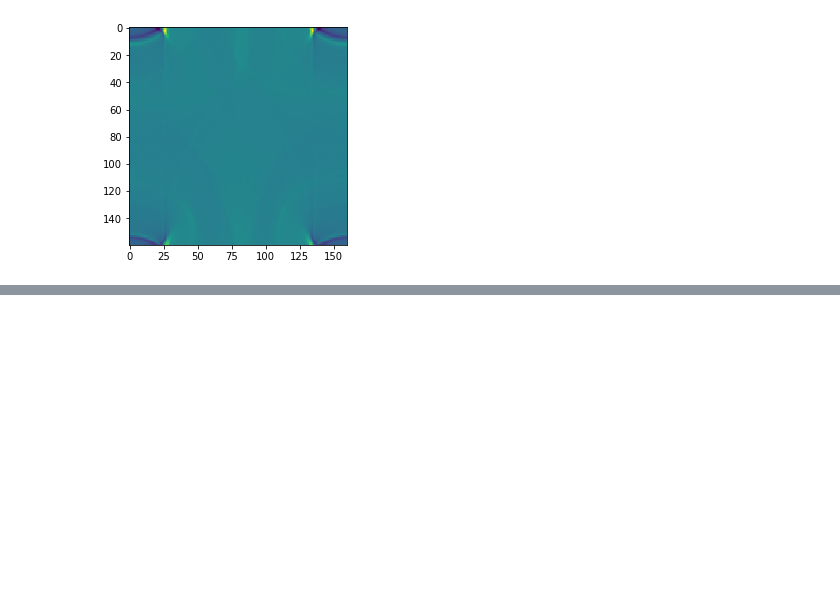
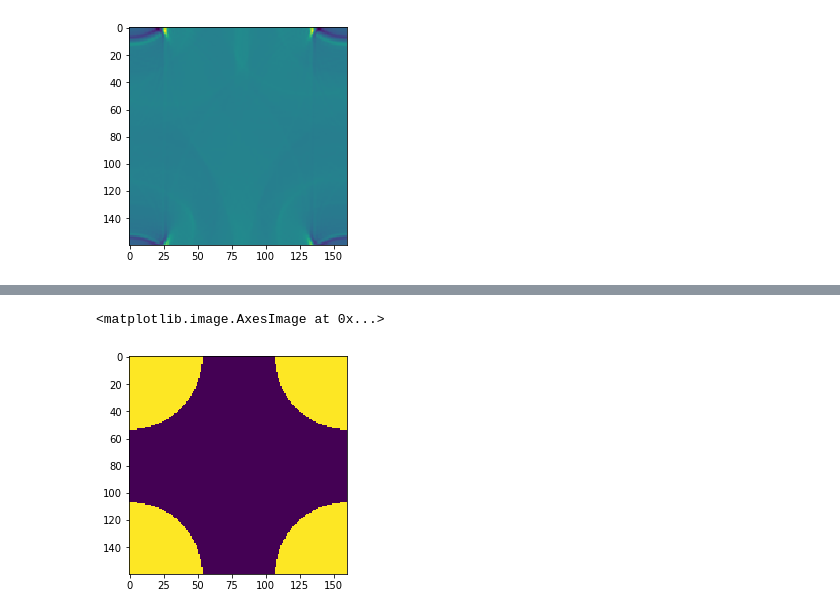
Before and after one commit to Varato/image_recon, a Jupyter notebook: recon_algo_study.ipynb, the cells around one changed output, grey strips where cells are left out. Saved outputs shown, nothing was run; the diff lists cells and outputs as text; code cells hidden in the pictures; blank space fills up the shorter version.

```diff
--- a/recon_algo_study.ipynb
+++ b/recon_algo_study.ipynb
@@ -134,0 +135,13 @@ plt.savefig( '/Users/xinchen/Workspace/image_recon/imgs/mid_slice_insertion.png'
+# %%
+n0, n1 = 160, 160
+x, y = np.mgrid[0:n0, 0:n1]
+x -= n0//2
+y -= n1//2
+r = np.sqrt(x*x + y*y)
+
+fil = np.fft.ifftshift(np.where(r < min(n0, n1)/3, 1, 0))
+# %%
+plt.imshow(fil)
+# %% [output]
+<matplotlib.image.AxesImage at 0x...>
+[figure, added]
```
Also changed, not shown: parts of 2 cells of this notebook, 3 other files.
